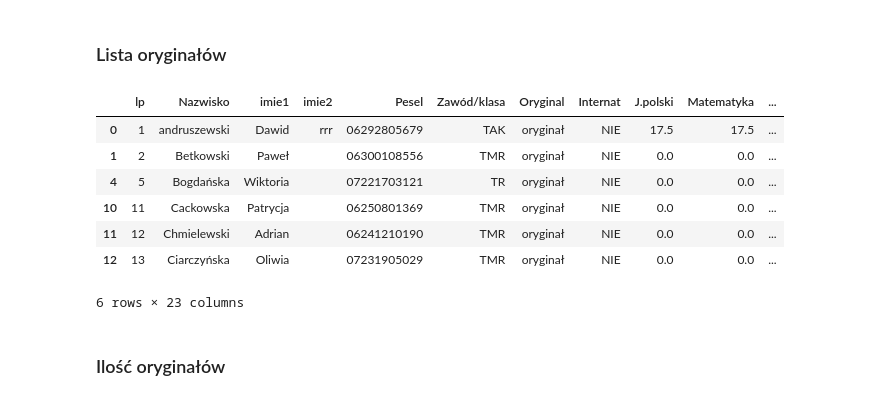
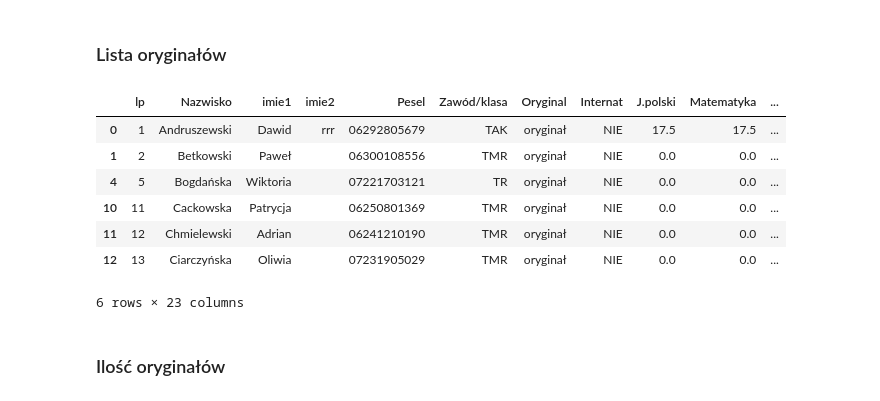
Before and after one commit to mixer123/rekrutacja2023_24, a Jupyter notebook: Rekrutacja2023_24.ipynb, the cells around one changed output. Drawn from its saved outputs; the diff is of its cells as text; code cells hidden in the pictures.

```diff
--- a/Rekrutacja2023_24.ipynb
+++ b/Rekrutacja2023_24.ipynb
@@ -101,10 +97,11 @@ df
 # %% [markdown]
 ### Lista oryginałów
 # %%
+df['Nazwisko'] = df['Nazwisko'].str.capitalize()
 df[df.Oryginal=='oryginał'].sort_values(by='pkt', ascending=False)
 # %% [output]
 |  | lp | Nazwisko | imie1 | imie2 | Pesel | Zawód/klasa | Oryginal | Internat | J.polski | Matematyka | ... |
-| 0 | 1 | andruszewski | Dawid | rrr | 06292805679 | TAK | oryginał | NIE | 17.5 | 17.5 | ... |
+| 0 | 1 | Andruszewski | Dawid | rrr | 06292805679 | TAK | oryginał | NIE | 17.5 | 17.5 | ... |
 | 1 | 2 | Betkowski | Paweł |  | 06300108556 | TMR | oryginał | NIE | 0.0 | 0.0 | ... |
 | 4 | 5 | Bogdańska | Wiktoria |  | 07221703121 | TR | oryginał | NIE | 0.0 | 0.0 | ... |
 | 10 | 11 | Cackowska | Patrycja |  | 06250801369 | TMR | oryginał | NIE | 0.0 | 0.0 | ... |
```
Also changed, not shown: parts of 11 cells of this notebook.
